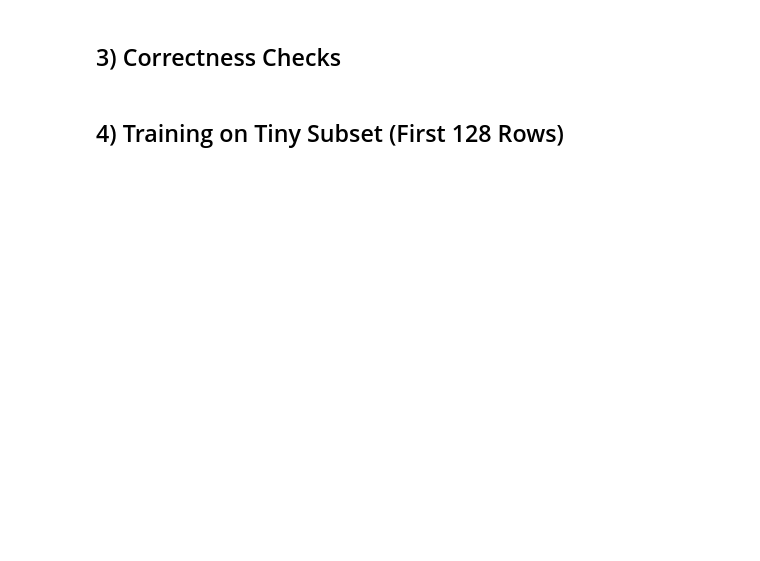
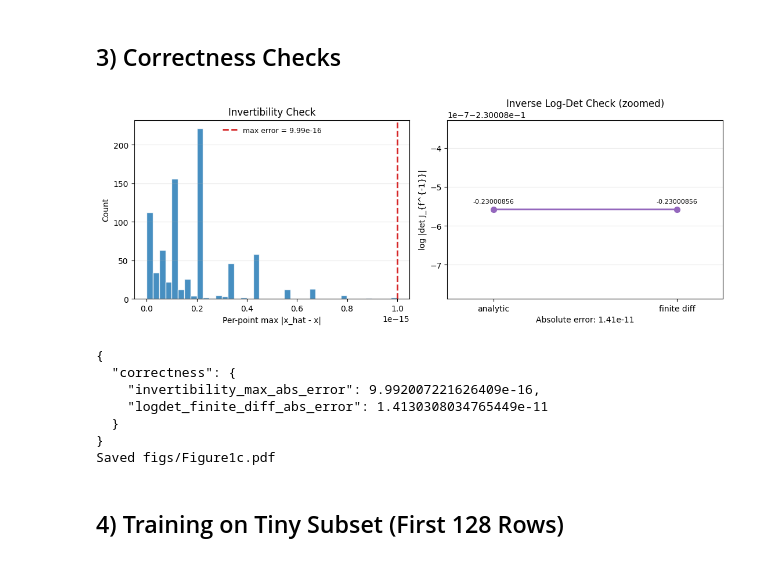
Before and after one commit to BasiaKoch/normalizing_flows, a Jupyter notebook: coursework.ipynb, the cells around one changed output. Cells and saved outputs as stored; diff of their text form; code cells hidden in the pictures; blank space fills up the shorter version.

```diff
--- a/coursework.ipynb
+++ b/coursework.ipynb
@@ -304,54 +327,77 @@ for d in range(x0.shape[1]):
 jacobian = torch.stack(jacobian_cols, dim=1)
 sign, logabsdet = torch.linalg.slogdet(jacobian)
 if float(sign.item()) <= 0.0:
     raise RuntimeError('Finite-difference Jacobian has non-positive determinant.')
 finite_diff_logabsdet = float(logabsdet.item())
 logdet_finite_diff_abs_error = float(abs(finite_diff_logabsdet - analytic_inv_logdet_value))
 
 # Diagnostic figure (two panels) required by coursework.
-fig, axes = plt.subplots(1, 2, figsize=(10, 4))
+fig, axes = plt.subplots(1, 2, figsize=(11, 4.2))
+
+# Left panel: invertibility error distribution.
 pointwise_recon_err = reconstruction_abs.max(dim=1).values.cpu().numpy()
-axes[0].hist(pointwise_recon_err, bins=40, color='tab:blue', alpha=0.8, edgecolor='white')
-axes[0].axvline(invertibility_max_abs_error, color='tab:red', linestyle='--', linewidth=2)
+axes[0].hist(pointwise_recon_err, bins=40, color='tab:blue', alpha=0.82, edgecolor='white')
+axes[0].axvline(
+    invertibility_max_abs_error,
+    color='tab:red',
+    linestyle='--',
+    linewidth=2,
+    label=f'max error = {invertibility_max_abs_error:.2e}',
+)
 axes[0].set_title('Invertibility Check')
 axes[0].set_xlabel('Per-point max |x_hat - x|')
 axes[0].set_ylabel('Count')
-axes[0].text(
-    0.98,
-    0.95,
-    f'max error = {invertibility_max_abs_error:.2e}',
-    transform=axes[0].transAxes,
-    ha='right',
-    va='top',
-)
+axes[0].grid(axis='y', alpha=0.25)
+axes[0].legend(frameon=False, fontsize=9)
 
-axes[1].bar(['analytic', 'finite diff'], [analytic_inv_logdet_value, finite_diff_logabsdet], color=['tab:green', 'tab:orange'])
-axes[1].set_title('Inverse Log-Det Check')
+# Right panel: zoomed comparison of analytic vs finite-difference log-det values.
+labels = ['analytic', 'finite diff']
+values = np.array([analytic_inv_logdet_value, finite_diff_logabsdet], dtype=np.float64)
+x = np.arange(len(labels), dtype=np.float64)
+
+axes[1].plot(x, values, color='tab:purple', marker='o', linewidth=2, markersize=7)
+for xi, yi in zip(x, values):
+    axes[1].annotate(f'{yi:.8f}', (xi, yi), textcoords='offset points', xytext=(0, 8), ha='center', fontsize=8)
+
+spread = float(values.max() - values.min())
+if spread < 1e-10:
+    pad = max(abs(values.mean()) * 1e-6, 1e-8)
+else:
+    pad = max(3.0 * spread, 1e-8)
+
+axes[1].set_ylim(float(values.min() - pad), float(values.max() + pad))
+axes[1].set_xticks(x, labels)
 axes[1].set_ylabel('log |det J_{f^{-1}}|')
-axes[1].text(
-    0.5,
-    0.95,
-    f'abs error = {logdet_finite_diff_abs_error:.2e}',
-    transform=axes[1].transAxes,
-    ha='center',
-    va='top',
-)
+axes[1].set_title('Inverse Log-Det Check (zoomed)')
+axes[1].set_xlabel(f'Absolute error: {logdet_finite_diff_abs_error:.2e}')
+axes[1].grid(axis='y', alpha=0.25)
+axes[1].margins(x=0.25)
 
 fig.tight_layout()
 fig.savefig('figs/Figure1c.pdf', bbox_inches='tight')
+plt.show()
 plt.close(fig)
 
 # Save required correctness outputs for this step.
 results = {
     'correctness': {
         'invertibility_max_abs_error': float(invertibility_max_abs_error),
         'logdet_finite_diff_abs_error': float(logdet_finite_diff_abs_error),
     }
 }
 with open('results.json', 'w', encoding='utf-8') as f:
     json.dump(results, f, indent=2)
 print(json.dumps(results, indent=2))
 print('Saved figs/Figure1c.pdf')
+# %% [output]
+[figure, added]
+{
+  "correctness": {
+    "invertibility_max_abs_error": 9.992007221626409e-16,
+    "logdet_finite_diff_abs_error": 1.4130308034765449e-11
+  }
+}
+Saved figs/Figure1c.pdf
 # %% [markdown]
 ## 4) Training on Tiny Subset (First 128 Rows)
 # %%
```
Also changed, not shown: parts of 12 cells of this notebook, 3 other files.
